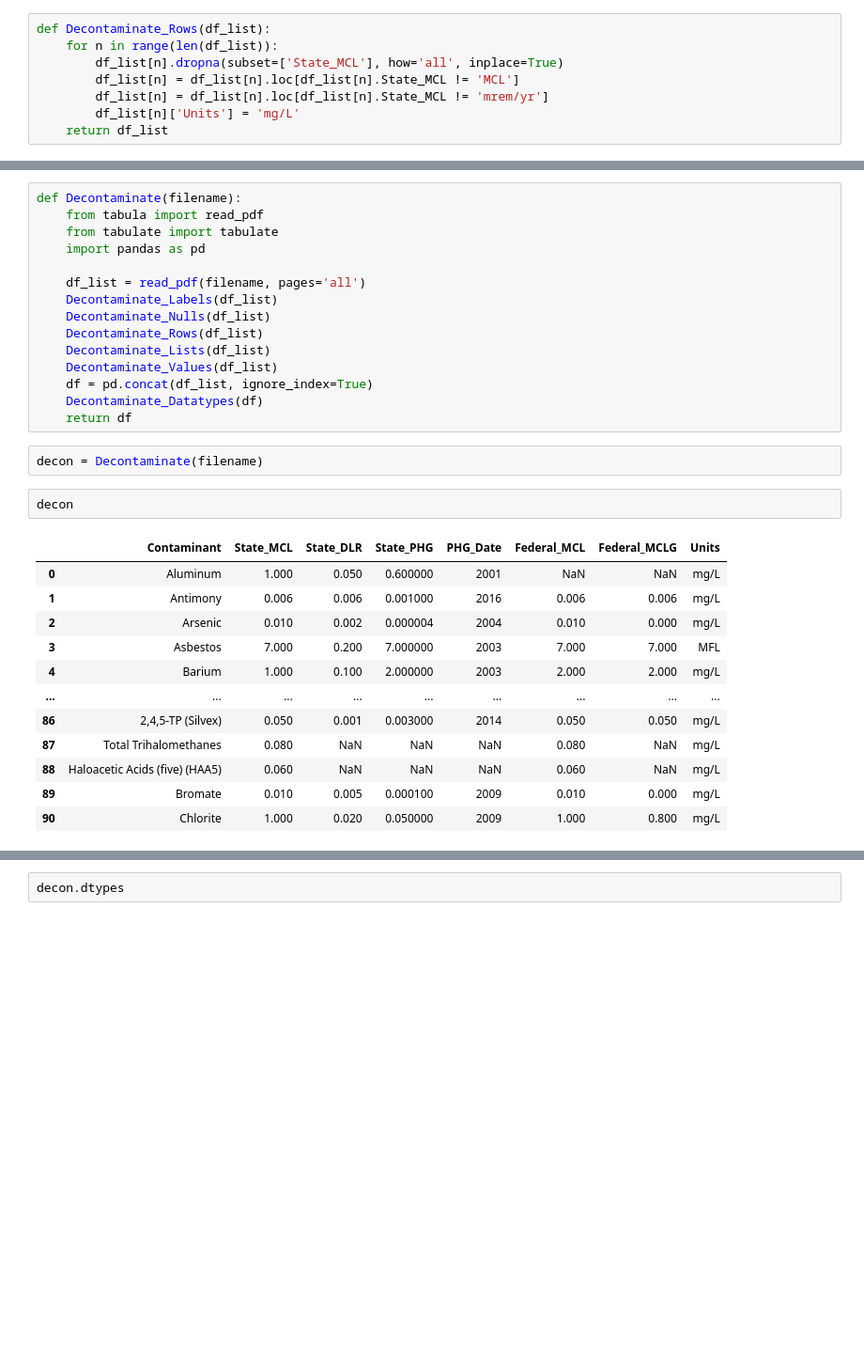
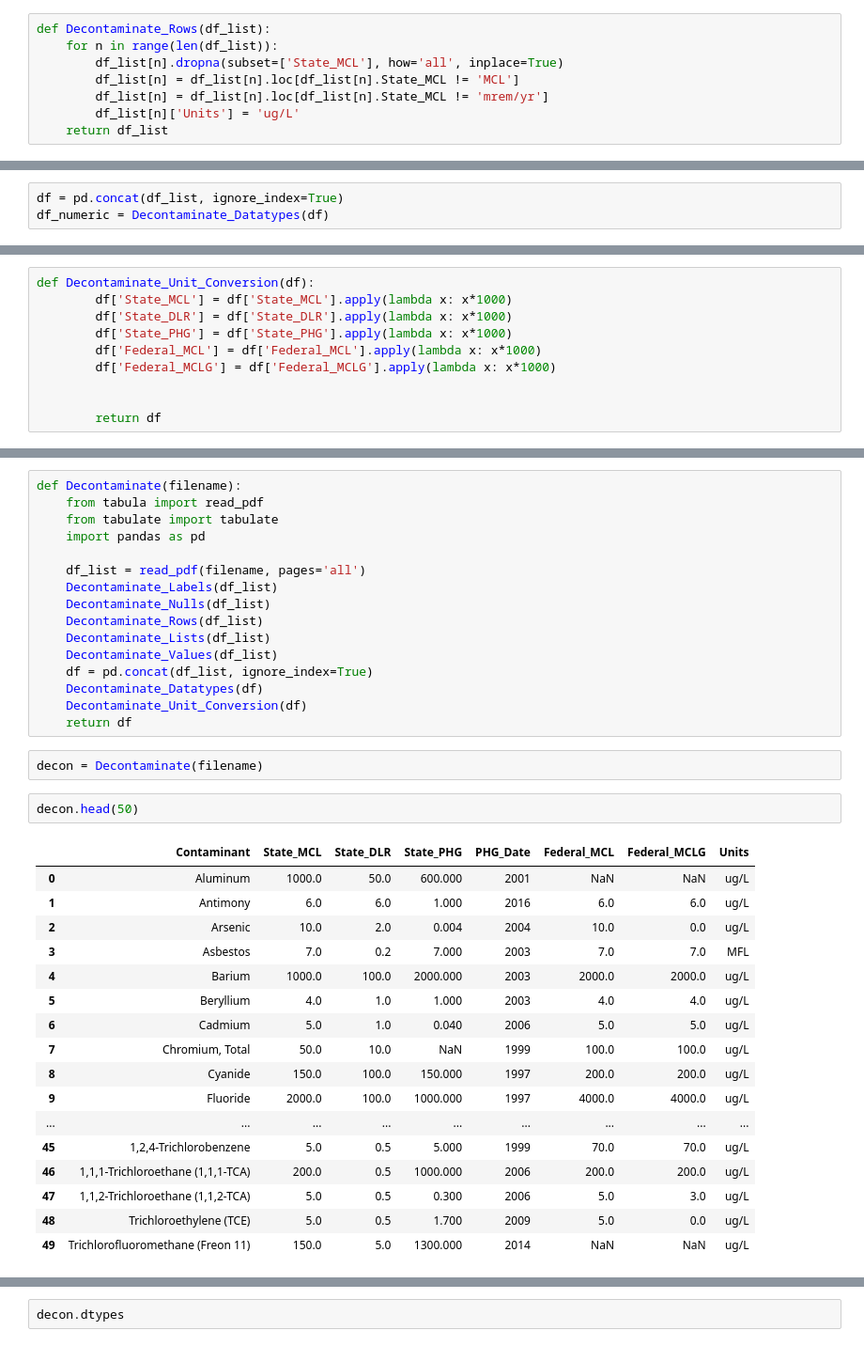
Before and after one commit to FreshOats/Water_Quality, a Jupyter notebook: Decontaminate_Data_Functions.ipynb, the cells around one changed output, grey strips where cells are left out. Shown at 94% size. Drawn from its saved outputs; the diff is of its cells as text; blank space fills up the shorter version.

Commit message:
Major update to regulations cleaning functions - now changes to more appropriate units and naming conventions. Ready for lab adjusts next

```diff
--- a/Decontaminate_Data_Functions.ipynb
+++ b/Decontaminate_Data_Functions.ipynb
@@ -133,7 +135,7 @@ def Decontaminate_Rows(df_list):
         df_list[n].dropna(subset=['State_MCL'], how='all', inplace=True)
         df_list[n] = df_list[n].loc[df_list[n].State_MCL != 'MCL']
         df_list[n] = df_list[n].loc[df_list[n].State_MCL != 'mrem/yr']
-        df_list[n]['Units'] = 'mg/L'
+        df_list[n]['Units'] = 'ug/L'
     return df_list
 # %%
 df_sub_headless = Decontaminate_Rows(df_nulled)
@@ -334,3 +340,6 @@ def Decontaminate_Datatypes(df):
     df.Federal_MCL = pd.to_numeric(df.Federal_MCL)
     df.Federal_MCLG = pd.to_numeric(df.Federal_MCLG)
     return df
+# %%
+df = pd.concat(df_list, ignore_index=True)
+df_numeric = Decontaminate_Datatypes(df)
@@ -336,0 +369,10 @@ def Decontaminate_Datatypes(df):
+# %%
+def Decontaminate_Unit_Conversion(df):
+        df['State_MCL'] = df['State_MCL'].apply(lambda x: x*1000)
+        df['State_DLR'] = df['State_DLR'].apply(lambda x: x*1000)
+        df['State_PHG'] = df['State_PHG'].apply(lambda x: x*1000)
+        df['Federal_MCL'] = df['Federal_MCL'].apply(lambda x: x*1000)
+        df['Federal_MCLG'] = df['Federal_MCLG'].apply(lambda x: x*1000)
+
+
+        return df
@@ -351,21 +438,27 @@ def Decontaminate(filename):
     Decontaminate_Values(df_list)
     df = pd.concat(df_list, ignore_index=True)
     Decontaminate_Datatypes(df)
+    Decontaminate_Unit_Conversion(df)
     return df
 # %%
 decon = Decontaminate(filename)
 # %%
-decon
+decon.head(50)
 # %% [output]
 |  | Contaminant | State_MCL | State_DLR | State_PHG | PHG_Date | Federal_MCL | Federal_MCLG | Units |
-| 0 | Aluminum | 1.000 | 0.050 | 0.600000 | 2001 | NaN | NaN | mg/L |
-| 1 | Antimony | 0.006 | 0.006 | 0.001000 | 2016 | 0.006 | 0.006 | mg/L |
-| 2 | Arsenic | 0.010 | 0.002 | 0.000004 | 2004 | 0.010 | 0.000 | mg/L |
-| 3 | Asbestos | 7.000 | 0.200 | 7.000000 | 2003 | 7.000 | 7.000 | MFL |
-| 4 | Barium | 1.000 | 0.100 | 2.000000 | 2003 | 2.000 | 2.000 | mg/L |
+| 0 | Aluminum | 1000.0 | 50.0 | 600.000 | 2001 | NaN | NaN | ug/L |
+| 1 | Antimony | 6.0 | 6.0 | 1.000 | 2016 | 6.0 | 6.0 | ug/L |
+| 2 | Arsenic | 10.0 | 2.0 | 0.004 | 2004 | 10.0 | 0.0 | ug/L |
+| 3 | Asbestos | 7.0 | 0.2 | 7.000 | 2003 | 7.0 | 7.0 | MFL |
+| 4 | Barium | 1000.0 | 100.0 | 2000.000 | 2003 | 2000.0 | 2000.0 | ug/L |
+| 5 | Beryllium | 4.0 | 1.0 | 1.000 | 2003 | 4.0 | 4.0 | ug/L |
+| 6 | Cadmium | 5.0 | 1.0 | 0.040 | 2006 | 5.0 | 5.0 | ug/L |
+| 7 | Chromium, Total | 50.0 | 10.0 | NaN | 1999 | 100.0 | 100.0 | ug/L |
+| 8 | Cyanide | 150.0 | 100.0 | 150.000 | 1997 | 200.0 | 200.0 | ug/L |
+| 9 | Fluoride | 2000.0 | 100.0 | 1000.000 | 1997 | 4000.0 | 4000.0 | ug/L |
 | ... | ... | ... | ... | ... | ... | ... | ... | ... |
-| 86 | 2,4,5-TP (Silvex) | 0.050 | 0.001 | 0.003000 | 2014 | 0.050 | 0.050 | mg/L |
-| 87 | Total Trihalomethanes | 0.080 | NaN | NaN | NaN | 0.080 | NaN | mg/L |
-| 88 | Haloacetic Acids (five) (HAA5) | 0.060 | NaN | NaN | NaN | 0.060 | NaN | mg/L |
-| 89 | Bromate | 0.010 | 0.005 | 0.000100 | 2009 | 0.010 | 0.000 | mg/L |
-| 90 | Chlorite | 1.000 | 0.020 | 0.050000 | 2009 | 1.000 | 0.800 | mg/L |
+| 45 | 1,2,4-Trichlorobenzene | 5.0 | 0.5 | 5.000 | 1999 | 70.0 | 70.0 | ug/L |
+| 46 | 1,1,1-Trichloroethane (1,1,1-TCA) | 200.0 | 0.5 | 1000.000 | 2006 | 200.0 | 200.0 | ug/L |
+| 47 | 1,1,2-Trichloroethane (1,1,2-TCA) | 5.0 | 0.5 | 0.300 | 2006 | 5.0 | 3.0 | ug/L |
+| 48 | Trichloroethylene (TCE) | 5.0 | 0.5 | 1.700 | 2009 | 5.0 | 0.0 | ug/L |
+| 49 | Trichlorofluoromethane (Freon 11) | 150.0 | 5.0 | 1300.000 | 2014 | NaN | NaN | ug/L |
```
Also changed, not shown: parts of 15 cells of this notebook, 4 other files.
